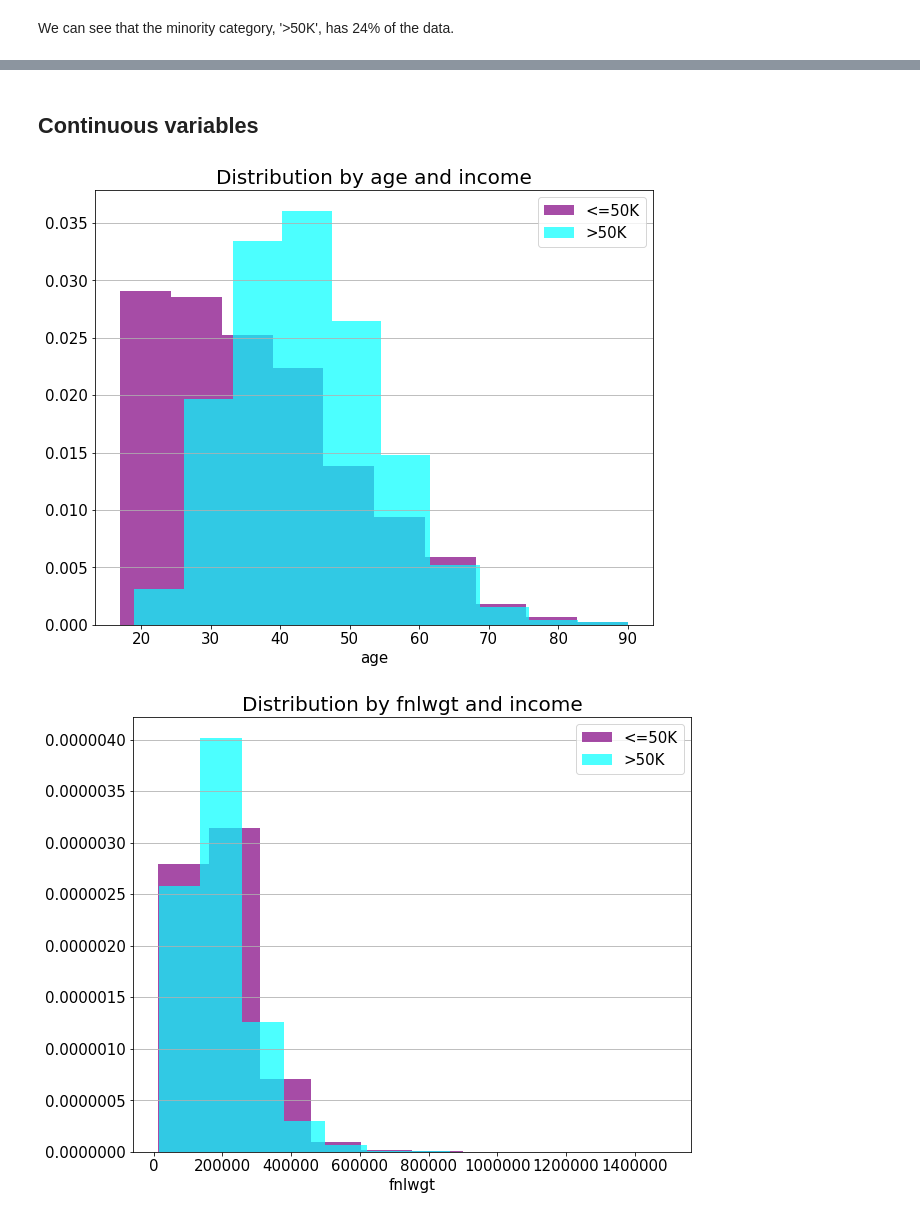
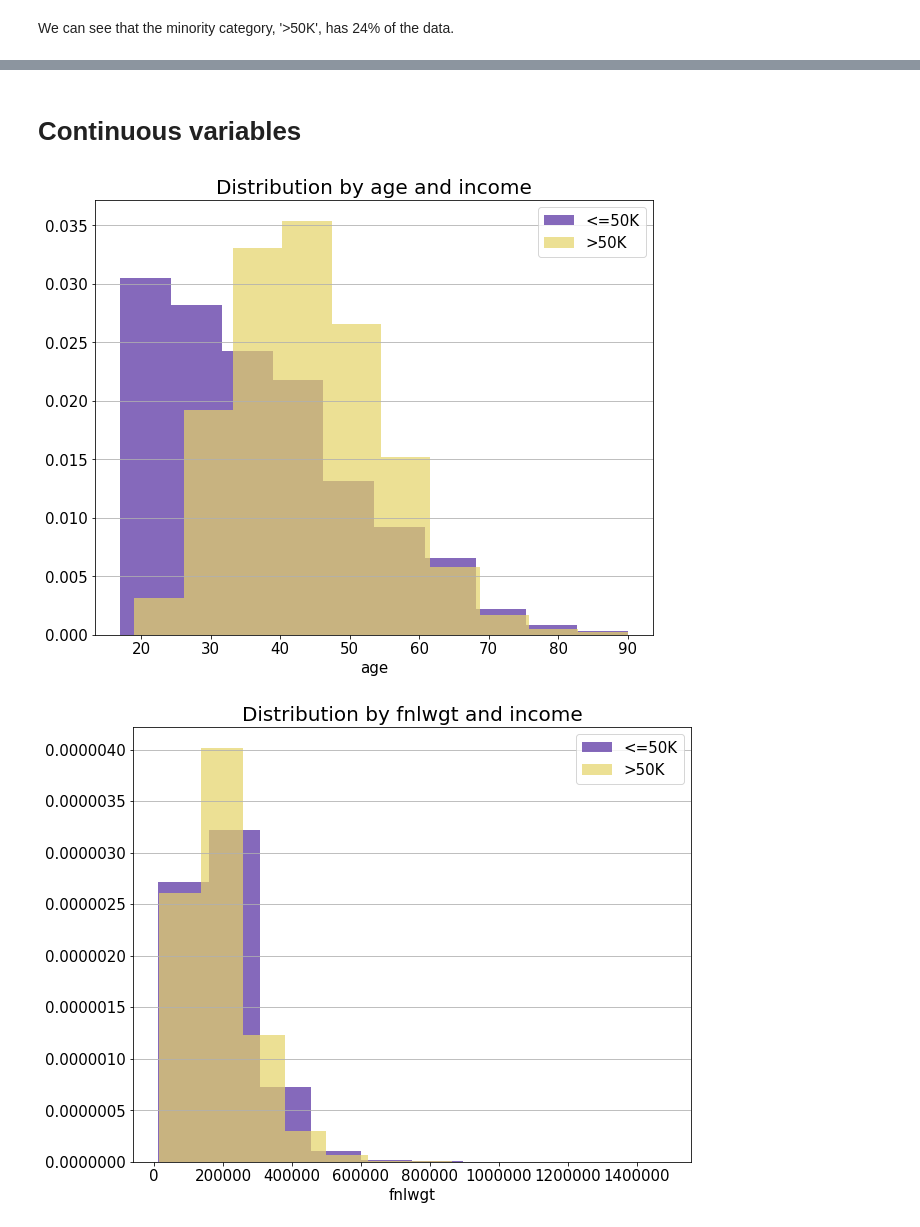
Before and after one commit to flormarcaccio/interpretml-project, a Jupyter notebook: adult-dataset-exploration.ipynb, the cells around one changed output, grey strips where cells are left out. Saved outputs shown, nothing was run; the diff lists cells and outputs as text; code cells hidden in the pictures.

```diff
--- a/adult-dataset-exploration.ipynb
+++ b/adult-dataset-exploration.ipynb
@@ -32,5 +32,4 @@ from matplotlib import pyplot as plt
 # %%
 col_names = ['age', 'workclass', 'fnlwgt', 'education', 'education-num', 'marital-status', 'occupation', 'relationship', 'race', 'sex', 'capital-gain', 'capital-loss', 'hours-per-week', 'native-country', 'income']
 
-df_train = pd.read_csv("https://archive.ics.uci.edu/ml/machine-learning-databases/adult/adult.data", header=None, skipinitialspace=True, na_values='?', names=col_names)
-df_test = pd.read_csv("https://archive.ics.uci.edu/ml/machine-learning-databases/adult/adult.test", skiprows=1, header=None, skipinitialspace=True, na_values='?', names=col_names)
+df = pd.read_csv("https://archive.ics.uci.edu/ml/machine-learning-databases/adult/adult.data", header=None, skipinitialspace=True, na_values='?', names=col_names)
@@ -101,3 +37,0 @@ df_test['income'] = df_test['income'].apply(lambda x: x[:-1])
-# %%
-df = pd.concat([df_train, df_test], ignore_index=True)
-df.head()
@@ -186,8 +122,8 @@ lst_cat_vars = ['workclass', 'education', 'marital-status', 'occupation', 'relat
 # %%
 for var in lst_cat_vars:
     fig, ax = plt.subplots(figsize=(10,8))
-    df[var].value_counts().plot.bar(color='cyan', label='>50K', fontsize=15)
-    df[df['income']=='<=50K'][var].value_counts().plot.bar(color='purple', label='<=50K', fontsize=15)
+    df[var].value_counts().plot.bar(color='#E5D467', label='>50K', fontsize=15)
+    df[df['income']=='<=50K'][var].value_counts().plot.bar(color='#512A9E', label='<=50K', fontsize=15)
     plt.legend(loc = 'upper right', fontsize=15)
     title = 'Distribution by '+var+' and income'
     plt.title(title, fontsize=20)
@@ -208,20 +144,20 @@ for var in lst_cat_vars:
 # %% [markdown]
-## Continuous variables
+# Continuous variables
 # %%
 lst_cont_vars = ['age', 'fnlwgt', 'education-num', 'capital-gain', 'capital-loss', 'hours-per-week']
 # %%
 for var in lst_cont_vars:
     fig, ax = plt.subplots(figsize=(10,8))
-    plt.hist(df[df['income']=='<=50K'][var], density=True, histtype='barstacked', alpha=0.7, color='purple', label='<=50K')
-    plt.hist(df[df['income']=='>50K'][var], density=True, histtype='barstacked', alpha=0.7, color='cyan', label='>50K')
+    plt.hist(df[df['income']=='<=50K'][var], density=True, histtype='barstacked', alpha=0.7, color='#512A9E', label='<=50K')
+    plt.hist(df[df['income']=='>50K'][var], density=True, histtype='barstacked', alpha=0.7, color='#E5D467', label='>50K')
     plt.legend(loc = 'upper right', fontsize=15)
     title = 'Distribution by '+var+' and income'
     plt.title(title, fontsize=20)
     plt.xlabel(var, fontsize=15)
     plt.xticks(fontsize=15)
     plt.yticks(fontsize=15)
     plt.grid(axis='y')
     plt.show()
 # %% [output]
-[figure, old version]
+[figure, new version]
-[figure, old version]
+[figure, new version]
```
Also changed, not shown: parts of 19 cells of this notebook.
